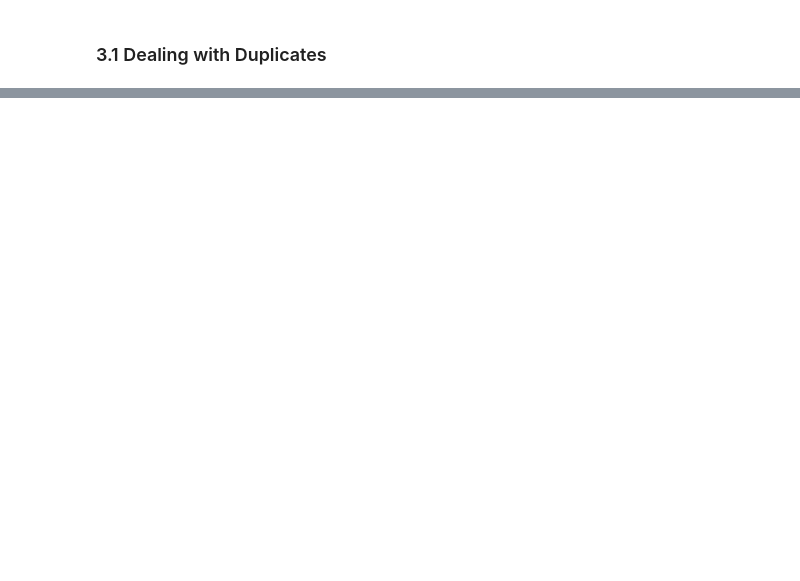
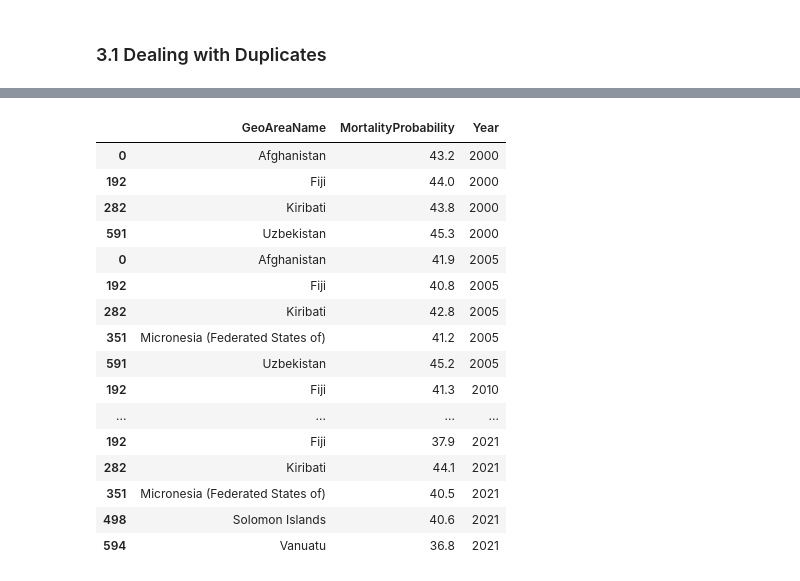
Before and after one commit to frogosorap/SDGReadinessIndex, a Jupyter notebook: Raw_Data/SDG_3_Good_Health_and_Well-Being/Cleaning_SDG_3.ipynb, the cells around one changed output, grey strips where cells are left out. Drawn from its saved outputs; the diff is of its cells as text; code cells hidden in the pictures; blank space fills up the shorter version.

```diff
--- a/Raw_Data/SDG_3_Good_Health_and_Well-Being/Cleaning_SDG_3.ipynb
+++ b/Raw_Data/SDG_3_Good_Health_and_Well-Being/Cleaning_SDG_3.ipynb
@@ -133,0 +313,45 @@ For the SDG 3 sub-index, the selected datasets include infant mortality, disease
+# %%
+disease_possible_outliers = []
+
+for year in disease_years:
+
+    Q1 = disease_df[year].quantile(0.25)
+    Q3 = disease_df[year].quantile(0.75)
+
+    IQR = Q3 - Q1
+
+    lower_bound = Q1 - 1.5 * IQR
+    upper_bound = Q3 + 1.5 * IQR
+
+    outliers = disease_df[
+        (disease_df[year] < lower_bound) |
+        (disease_df[year] > upper_bound)
+    ][['GeoAreaName', year]].copy()
+
+    outliers = outliers.rename(columns={year: 'MortalityProbability'})
+
+    outliers['Year'] = year
+
+    disease_possible_outliers.append(outliers)
+
+disease_possible_outliers_df = pd.concat(disease_possible_outliers)
+
+display(disease_possible_outliers_df)
+# %% [output]
+|  | GeoAreaName | MortalityProbability | Year |
+| 0 | Afghanistan | 43.2 | 2000 |
+| 192 | Fiji | 44.0 | 2000 |
+| 282 | Kiribati | 43.8 | 2000 |
+| 591 | Uzbekistan | 45.3 | 2000 |
+| 0 | Afghanistan | 41.9 | 2005 |
+| 192 | Fiji | 40.8 | 2005 |
+| 282 | Kiribati | 42.8 | 2005 |
+| 351 | Micronesia (Federated States of) | 41.2 | 2005 |
+| 591 | Uzbekistan | 45.2 | 2005 |
+| 192 | Fiji | 41.3 | 2010 |
+| ... | ... | ... | ... |
+| 192 | Fiji | 37.9 | 2021 |
+| 282 | Kiribati | 44.1 | 2021 |
+| 351 | Micronesia (Federated States of) | 40.5 | 2021 |
+| 498 | Solomon Islands | 40.6 | 2021 |
+| 594 | Vanuatu | 36.8 | 2021 |
```
Also changed, not shown: parts of 23 cells of this notebook, 1 other file.
